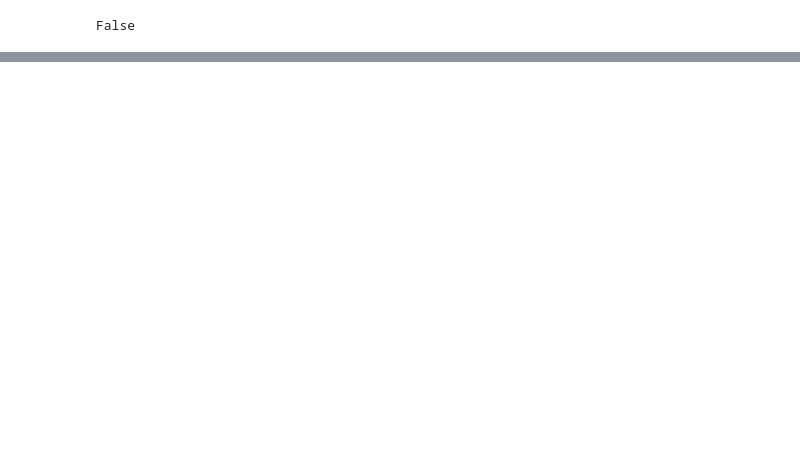
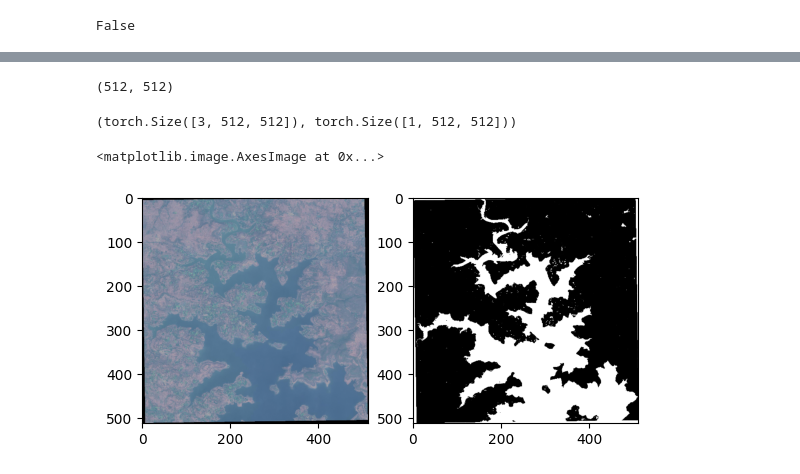
Before and after one commit to styd012/fyp, a Jupyter notebook: water_body_detection.ipynb, the cells around one changed output, grey strips where cells are left out. Cells and saved outputs as stored; diff of their text form; code cells hidden in the pictures; blank space fills up the shorter version.

```diff
--- a/water_body_detection.ipynb
+++ b/water_body_detection.ipynb
@@ -86,0 +98,25 @@ IndexError: list index out of range
+# %%
+img, mask = np.array(img), np.array(mask)
+transform = A.Compose([
+            A.Resize(height,width),
+            A.HorizontalFlip(),
+        ])
+transformed = transform(image=img, mask=mask)
+img = transformed['image']
+mask = transformed['mask']
+# %%
+mask.shape
+# %% [output]
+(512, 512)
+# %%
+img = np.transpose(img, (2, 0, 1))
+img = img/255.0
+img = torch.tensor(img)
+
+mask = np.expand_dims(mask, axis=0)
+mask = mask/255.0
+mask = torch.tensor(mask)
+# %%
+img.shape, mask.shape
+# %% [output]
+(torch.Size([3, 512, 512]), torch.Size([1, 512, 512]))
@@ -86,0 +159,16 @@ IndexError: list index out of range
+# %%
+from sklearn.model_selection import train_test_split
+
+X_train, X_val, y_train, y_val = train_test_split(X, y, test_size=0.1, random_state=42)
+# %%
+train_dataset = Load_Data(X_train, y_train)
+valid_dataset = Load_Data(X_val, y_val)
+# %%
+img, mask = train_dataset[18]
+
+f, axarr = plt.subplots(1,2)
+axarr[1].imshow(np.squeeze(mask.numpy()), cmap='gray')
+axarr[0].imshow(np.transpose(img.numpy(), (1,2,0)))
+# %% [output]
+<matplotlib.image.AxesImage at 0x...>
+[figure, added]
```
Also changed, not shown: parts of 11 cells of this notebook.
